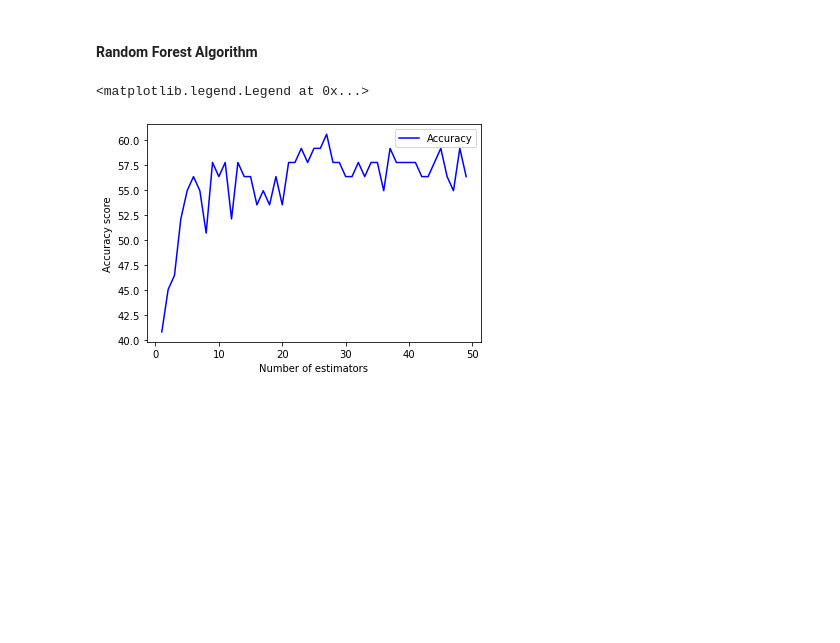
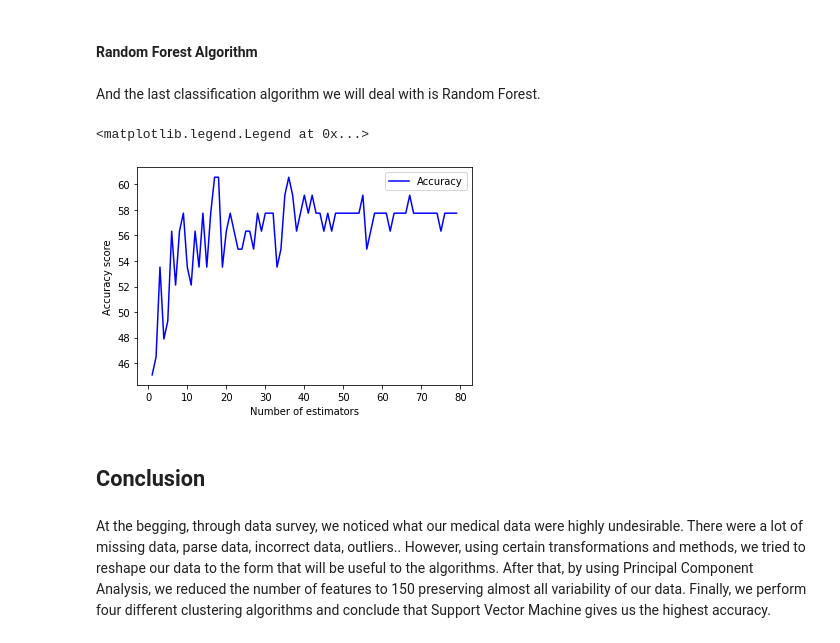
Before and after one commit to anaterovic/UZOP, a Jupyter notebook: code.ipynb, the cells around one changed output. Saved outputs shown, nothing was run; the diff lists cells and outputs as text; code cells hidden in the pictures; blank space fills up the shorter version.

Commit message:
Conclusion

```diff
--- a/code.ipynb
+++ b/code.ipynb
@@ -558,22 +558,28 @@ ax.legend()
 We see that for biggest accuracy we can take approximately six nearest neighbors.
 # %% [markdown]
 #### Random Forest Algorithm
+# %% [markdown]
+And the last classification algorithm we will deal with is Random Forest.
 # %%
-n_estimators = [n for n in range(1, 50)]
+n_estimators = [n for n in range(1, 80)]
 accuracy_scores = []
 
 for n in n_estimators:
     ranf = RandomForestClassifier(n_estimators = n).fit(X_train, y_train)
     y_pred = ranf.predict(X_test)
     accuracy = accuracy_score(y_test, y_pred)
     accuracy_scores.append(accuracy*100)
 
 fig, ax = plt.subplots(1, figsize=(6, 4))
 ax.plot(n_estimators, accuracy_scores, label="Accuracy", color="blue")
 
 ax.set_ylabel("Accuracy score")
 ax.set_xlabel("Number of estimators")
 ax.legend()
 # %% [output]
 <matplotlib.legend.Legend at 0x...>
-[figure, old version]
+[figure, new version]
+# %% [markdown]
+## Conclusion
+# %% [markdown]
+At the begging, through data survey, we noticed what our medical data were highly undesirable. There were a lot of missing data, parse data, incorrect data, outliers.. However, using certain transformations and methods, we tried to reshape our data to the form that will be useful to the algorithms. After that, by using Principal Component Analysis, we reduced the number of features to 150 preserving almost all variability of our data. Finally, we perform four different clustering algorithms and conclude that Support Vector Machine gives us the highest accuracy.
```
Also changed, not shown: parts of 1 cell of this notebook.
